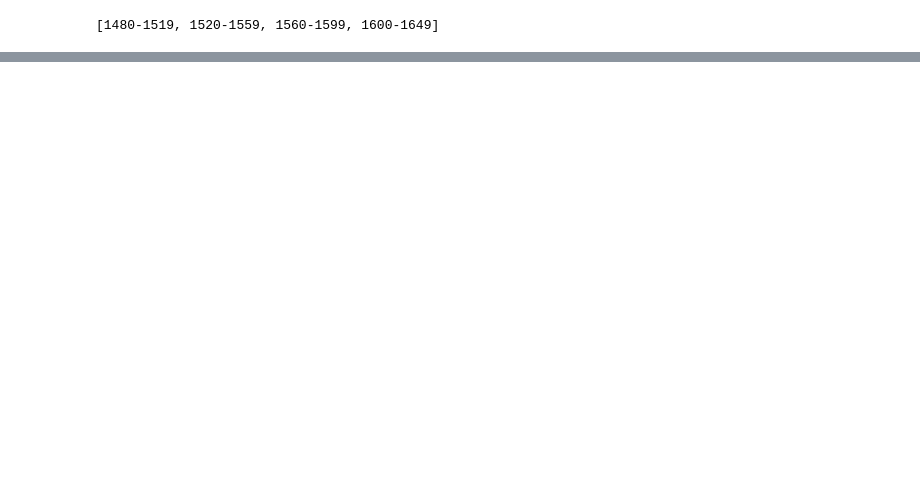
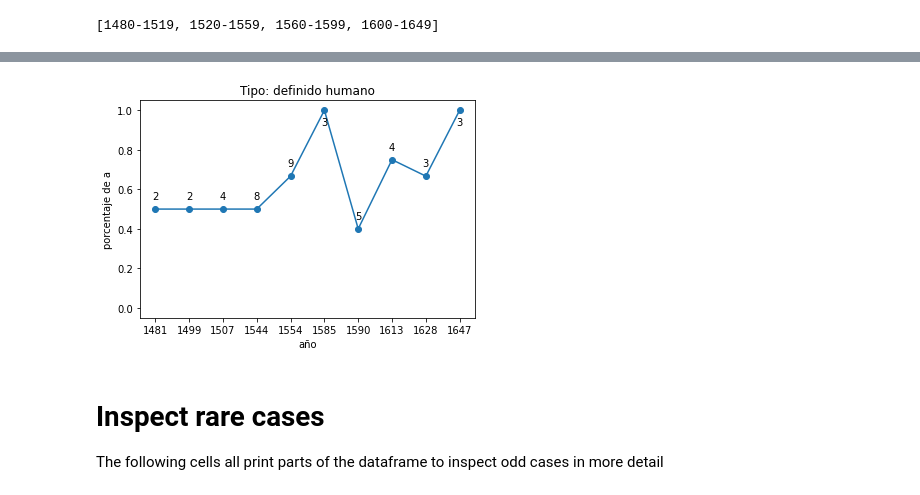
Before and after one commit to NienkeWessel/ThesisSpanish, a Jupyter notebook: ReadFiles.ipynb, the cells around one changed output, grey strips where cells are left out. Saved outputs shown, nothing was run; the diff lists cells and outputs as text; code cells hidden in the pictures; blank space fills up the shorter version.

```diff
--- a/ReadFiles.ipynb
+++ b/ReadFiles.ipynb
@@ -197,0 +335,8 @@ plot_percentage_a(df, year_ranges)
+# %%
+year_ranges_single = []
+for year in years:
+    year_ranges_single.append(YearRange(year, year))
+
+plot_specific_graph(df, year_ranges_single, 'Definiteness.definite', 'H')
+# %% [output]
+[figure, added]
@@ -197,0 +366,3 @@ plot_percentage_a(df, year_ranges)
+# %% [markdown]
+# Inspect rare cases
+The following cells all print parts of the dataframe to inspect odd cases in more detail
```
Also changed, not shown: parts of 36 cells of this notebook, 1 other file.
